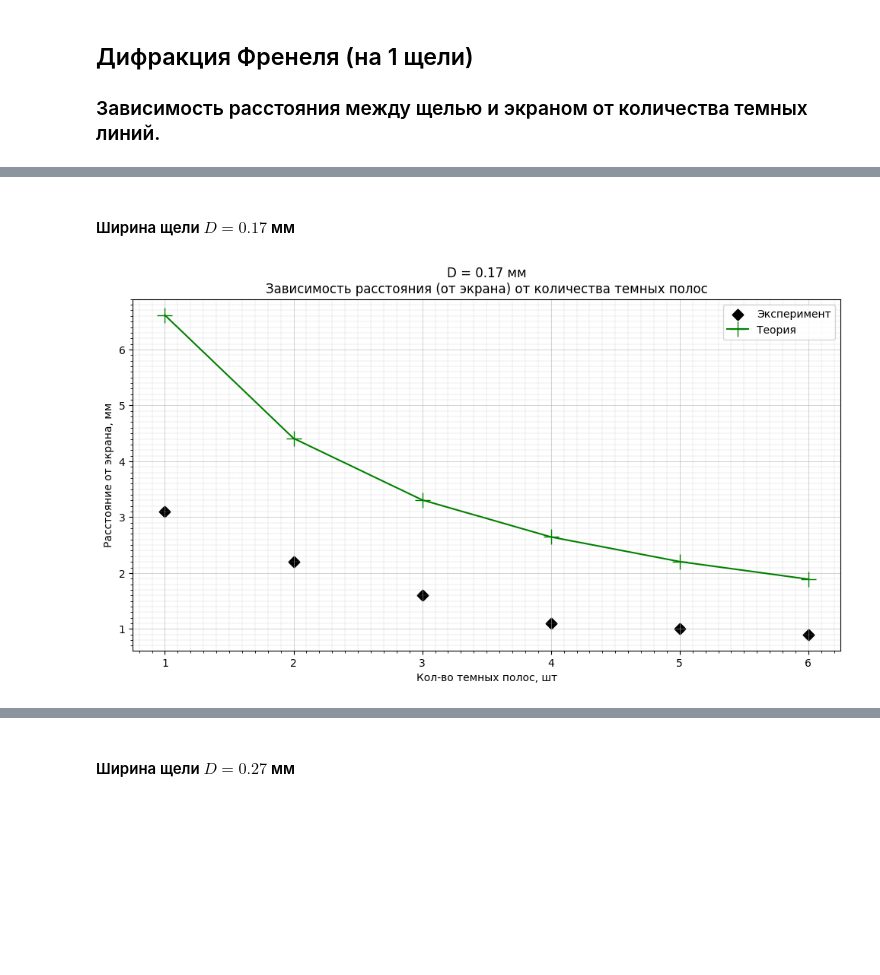
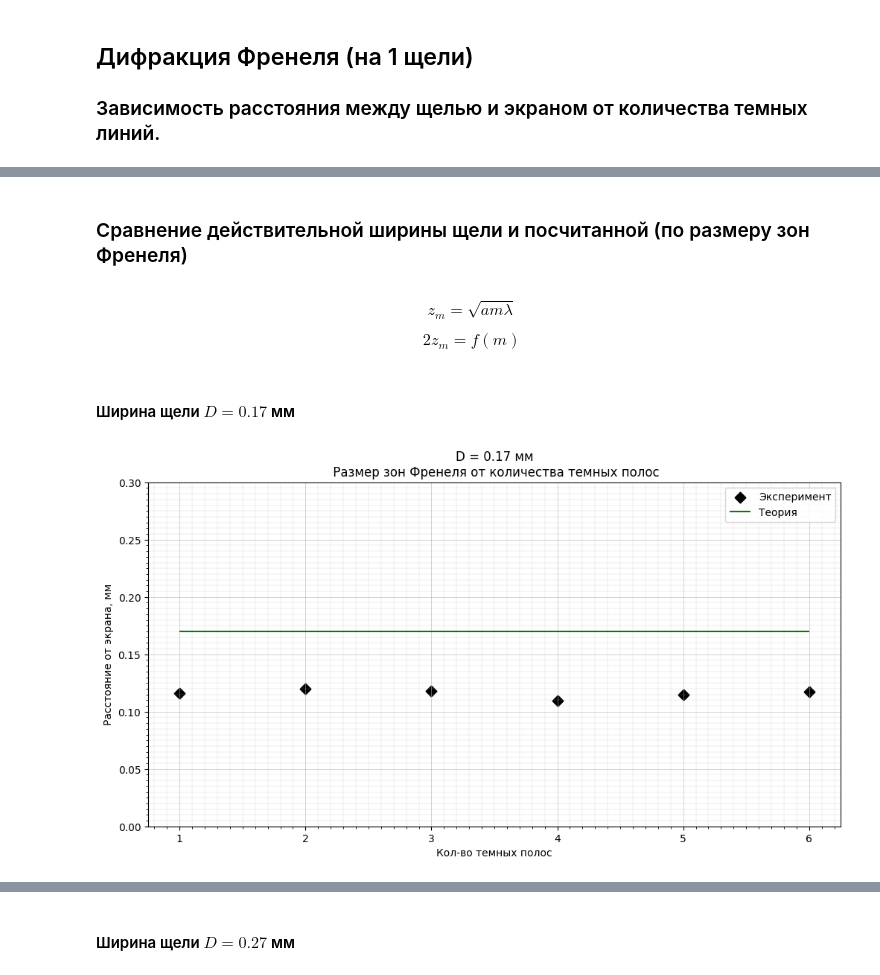
Before and after one commit to UmbrellaLeaf5/physics_lab_works, a Jupyter notebook: 4_sem/4.3.1/4.3.1.ipynb, the cells around one changed output, grey strips where cells are left out. Saved outputs shown, nothing was run; the diff lists cells and outputs as text; code cells hidden in the pictures; blank space fills up the shorter version.

```diff
--- a/4_sem/4.3.1/4.3.1.ipynb
+++ b/4_sem/4.3.1/4.3.1.ipynb
@@ -25,45 +25,52 @@ experiment_dists: dict[float, np.ndarray] = {
 D_1 = 0.17 * 10**(-3)
 D_2 = 0.27 * 10**(-3)
 
-points = np.arange(1, 6+1)
+m_points = np.arange(1, 6+1)
 # %% [markdown]
 ## Дифракция Френеля (на 1 щели)
 ### Зависимость расстояния между щелью и экраном от количества темных линий.
 # %% [markdown]
 ![рис. 1](./pictures/1.png)
+# %% [markdown]
+### Сравнение действительной ширины щели и посчитанной (по размеру зон Френеля)
+# %% [markdown]
+$$ z_m = \sqrt{am\lambda} $$
+
+$$ 2z_m = f(m) $$
 # %% [markdown]
 #### Ширина щели $ D = 0.17 $ мм
 # %%
 _, ax = polt.subplots(1, 1, figsize=(12, 6))
 
-ax.set_title("D = 0.17 мм\nЗависимость расстояния (от экрана) от количества темных полос")
-ax.set_xlabel("Кол-во темных полос, шт")
+ax.set_title("D = 0.17 мм\n Размер зон Френеля от количества темных полос")
+ax.set_xlabel("Кол-во темных полос")
 ax.set_ylabel("Расстояние от экрана, мм")
 
-ax.scatter(points,
-           experiment_dists[0.17],
+ax.scatter(m_points,
+           # можно взять 2*(2*experiment_dists[0.17], чтобы подогнать
+           2*(experiment_dists[0.17]*10**(-3)*(m_points+1)*lambda_green)**0.5 * 10**3,
            s=50,
            linewidths=1.5,
            marker="D",
            color="black",
            label="Эксперимент")
 
-# теория
-ax.plot(points,
-        (D_1/2)**2/((points+1)*lambda_green)/10**(-3),
-        marker="+",
-        markersize=15,
-        color="green",
-        label="Теория")
+ax.hlines(D_1 * 10**3,
+          m_points[0],
+          m_points[-1],
+          color="green",
+          label="Теория")
 
 ax.xaxis.set_major_locator(MultipleLocator(1))
 ax.xaxis.set_minor_locator(AutoMinorLocator(10))
 ax.yaxis.set_minor_locator(AutoMinorLocator(10))
+
+polt.ylim(0, 0.3)
 
 polt.grid(which='minor', linestyle='--', linewidth=0.2)
 polt.grid(which='major', linewidth=0.4)
 
 polt.legend()
 polt.show()
 # %% [output]
-[figure, old version]
+[figure, new version]
```
Also changed, not shown: parts of 13 cells of this notebook.
